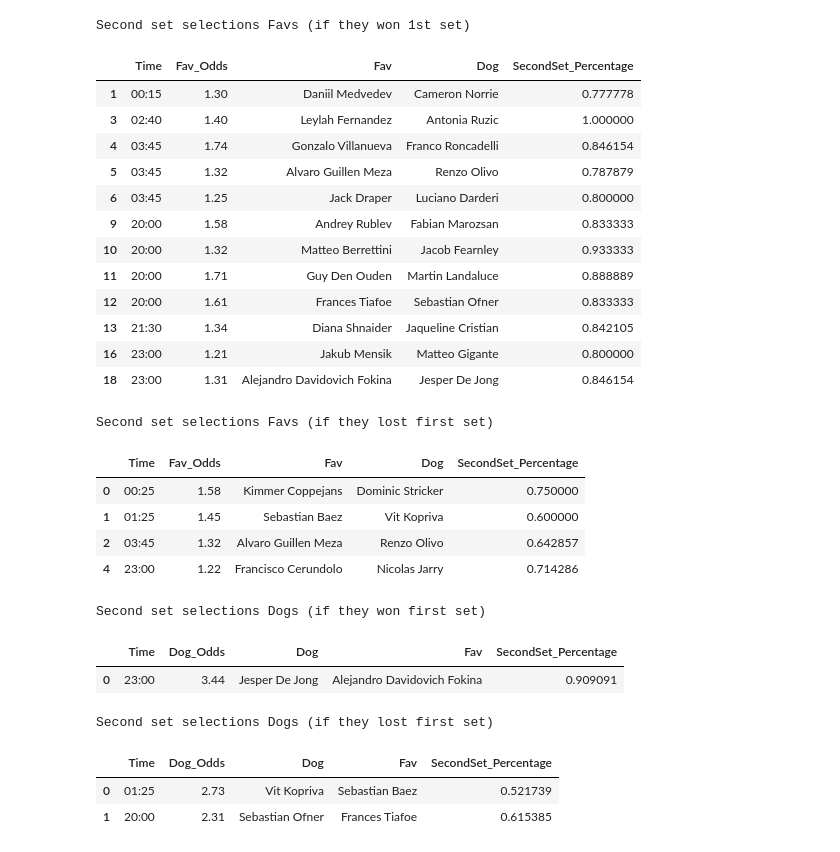
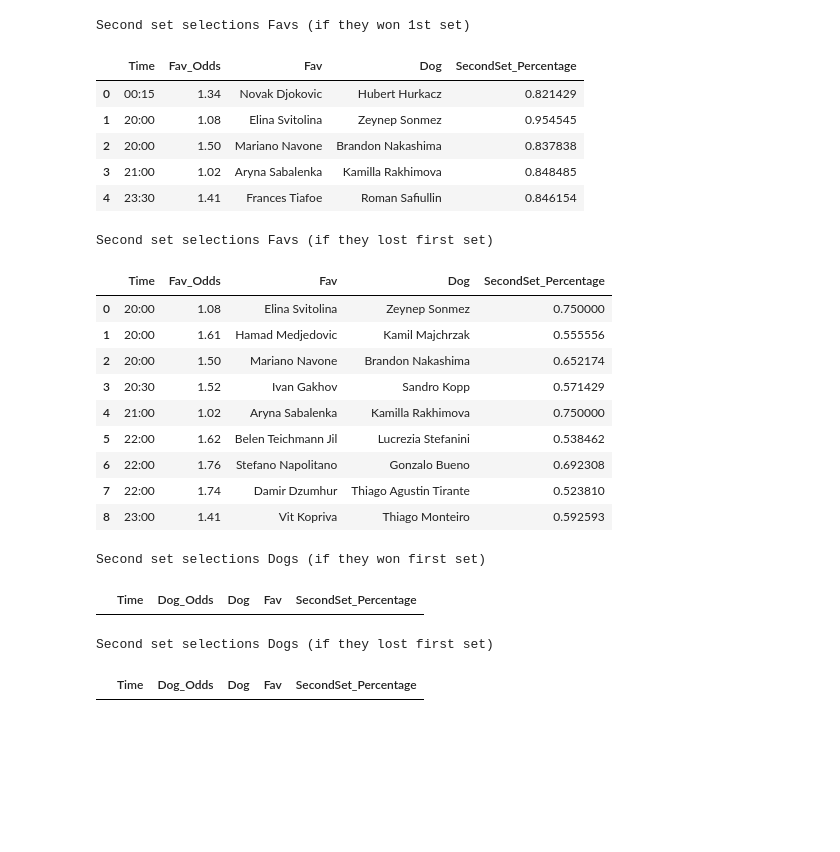
Before and after one commit to Witwolski/tennis_atp, a Jupyter notebook: set_result_analysis.ipynb, the cells around one changed output. Drawn from its saved outputs; the diff is of its cells as text; code cells hidden in the pictures; blank space fills up the shorter version.

```diff
--- a/set_result_analysis.ipynb
+++ b/set_result_analysis.ipynb
@@ -147,41 +147,34 @@ data[['fav_odds', 'dog_odds', 'fav', 'dog']] = data.apply(get_fav_dog, axis=1)
 # %%
 fav_1stwin=data.copy()
 fav_1stwin['Set1_fav']=fav_1stwin['set_1_winner']==fav_1stwin['fav']
 fav_1stwin=fav_1stwin[fav_1stwin['Set1_fav']==True]
 fav_1stwin=fav_1stwin[fav_1stwin['fav_odds']>1]
 fav_1stwin=fav_1stwin[fav_1stwin['fav_odds']<16]
 fav_1stwin=fav_1stwin[fav_1stwin['Surface']=='Clay']
 results = fav_1stwin.groupby('fav').agg(
     Games_Played=('Set12', 'count'),
     SecondSet_Percentage=('Set12', 'mean')
 ).reset_index()
-results=results[results['Games_Played']>5]
-results=results[results['SecondSet_Percentage']>.75]
+results=results[results['Games_Played']>10]
+results=results[results['SecondSet_Percentage']>.8]
 results.sort_values(by=['SecondSet_Percentage','Games_Played'],ascending=False)
 lowodds=pd.read_pickle(r'.\Clay_Today')
 merge=lowodds.merge(results,left_on='Fav',right_on='fav')
 print('Second set selections Favs (if they won 1st set)')
-merge[merge['Fav_Odds']>1.2][['Time','Fav_Odds','Fav','Dog','SecondSet_Percentage']]
+merge[merge['Fav_Odds']>1][['Time','Fav_Odds','Fav','Dog','SecondSet_Percentage']]
 # %% [output]
 Second set selections Favs (if they won 1st set)
 |  | Time | Fav_Odds | Fav | Dog | SecondSet_Percentage |
-| 1 | 00:15 | 1.30 | Daniil Medvedev | Cameron Norrie | 0.777778 |
-| 3 | 02:40 | 1.40 | Leylah Fernandez | Antonia Ruzic | 1.000000 |
-| 4 | 03:45 | 1.74 | Gonzalo Villanueva | Franco Roncadelli | 0.846154 |
-| 5 | 03:45 | 1.32 | Alvaro Guillen Meza | Renzo Olivo | 0.787879 |
-| 6 | 03:45 | 1.25 | Jack Draper | Luciano Darderi | 0.800000 |
-| 9 | 20:00 | 1.58 | Andrey Rublev | Fabian Marozsan | 0.833333 |
-| 10 | 20:00 | 1.32 | Matteo Berrettini | Jacob Fearnley | 0.933333 |
-| 11 | 20:00 | 1.71 | Guy Den Ouden | Martin Landaluce | 0.888889 |
-| 12 | 20:00 | 1.61 | Frances Tiafoe | Sebastian Ofner | 0.833333 |
-| 13 | 21:30 | 1.34 | Diana Shnaider | Jaqueline Cristian | 0.842105 |
-| 16 | 23:00 | 1.21 | Jakub Mensik | Matteo Gigante | 0.800000 |
-| 18 | 23:00 | 1.31 | Alejandro Davidovich Fokina | Jesper De Jong | 0.846154 |
+| 0 | 00:15 | 1.34 | Novak Djokovic | Hubert Hurkacz | 0.821429 |
+| 1 | 20:00 | 1.08 | Elina Svitolina | Zeynep Sonmez | 0.954545 |
+| 2 | 20:00 | 1.50 | Mariano Navone | Brandon Nakashima | 0.837838 |
+| 3 | 21:00 | 1.02 | Aryna Sabalenka | Kamilla Rakhimova | 0.848485 |
+| 4 | 23:30 | 1.41 | Frances Tiafoe | Roman Safiullin | 0.846154 |
 # %%
 fav_1stloss=data.copy()
 fav_1stloss['Set1_fav']=fav_1stloss['set_1_winner']==fav_1stloss['fav']
 fav_1stloss=fav_1stloss[fav_1stloss['Set1_fav']==False]
-fav_1stloss=fav_1stloss[fav_1stloss['fav_odds']>1.2]
+fav_1stloss=fav_1stloss[fav_1stloss['fav_odds']>1]
 fav_1stloss=fav_1stloss[fav_1stloss['fav_odds']<14]
 fav_1stloss=fav_1stloss[fav_1stloss['Surface']=='Clay']
 results = fav_1stloss.groupby('fav').agg(
@@ -194,15 +187,20 @@ results.sort_values(by=['SecondSet_Percentage','Games_Played'],ascending=False)
 lowodds=pd.read_pickle(r'.\Clay_Today')
 merge=lowodds.merge(results,left_on='Fav',right_on='fav')
 print('Second set selections Favs (if they lost first set)')
-merge[merge['Fav_Odds']>1.2][['Time','Fav_Odds','Fav','Dog','SecondSet_Percentage']]
+merge[merge['Fav_Odds']>1][['Time','Fav_Odds','Fav','Dog','SecondSet_Percentage']]
 #fav_1stloss[fav_1stloss['fav']=='Kimmer Coppejans']
 # %% [output]
 Second set selections Favs (if they lost first set)
 |  | Time | Fav_Odds | Fav | Dog | SecondSet_Percentage |
-| 0 | 00:25 | 1.58 | Kimmer Coppejans | Dominic Stricker | 0.750000 |
-| 1 | 01:25 | 1.45 | Sebastian Baez | Vit Kopriva | 0.600000 |
-| 2 | 03:45 | 1.32 | Alvaro Guillen Meza | Renzo Olivo | 0.642857 |
-| 4 | 23:00 | 1.22 | Francisco Cerundolo | Nicolas Jarry | 0.714286 |
+| 0 | 20:00 | 1.08 | Elina Svitolina | Zeynep Sonmez | 0.750000 |
+| 1 | 20:00 | 1.61 | Hamad Medjedovic | Kamil Majchrzak | 0.555556 |
+| 2 | 20:00 | 1.50 | Mariano Navone | Brandon Nakashima | 0.652174 |
+| 3 | 20:30 | 1.52 | Ivan Gakhov | Sandro Kopp | 0.571429 |
+| 4 | 21:00 | 1.02 | Aryna Sabalenka | Kamilla Rakhimova | 0.750000 |
+| 5 | 22:00 | 1.62 | Belen Teichmann Jil | Lucrezia Stefanini | 0.538462 |
+| 6 | 22:00 | 1.76 | Stefano Napolitano | Gonzalo Bueno | 0.692308 |
+| 7 | 22:00 | 1.74 | Damir Dzumhur | Thiago Agustin Tirante | 0.523810 |
+| 8 | 23:00 | 1.41 | Vit Kopriva | Thiago Monteiro | 0.592593 |
 # %%
 fav_1stwin=data.copy()
 fav_1stwin['Set1_dog']=fav_1stwin['set_1_winner']==fav_1stwin['dog']
@@ -220,16 +218,15 @@ results.sort_values(by=['SecondSet_Percentage','Games_Played'],ascending=False)
 lowodds=pd.read_pickle(r'.\Clay_Today')
 merge=lowodds.merge(results,left_on='Dog',right_on='dog')
 print('Second set selections Dogs (if they won first set)')
-merge[merge['Fav_Odds']>1.2][['Time','Dog_Odds','Dog','Fav','SecondSet_Percentage']]
+merge[merge['Fav_Odds']>1][['Time','Dog_Odds','Dog','Fav','SecondSet_Percentage']]
 # %% [output]
 Second set selections Dogs (if they won first set)
 |  | Time | Dog_Odds | Dog | Fav | SecondSet_Percentage |
-| 0 | 23:00 | 3.44 | Jesper De Jong | Alejandro Davidovich Fokina | 0.909091 |
 # %%
 fav_1stloss=data.copy()
 fav_1stloss['Set1_dog']=fav_1stloss['set_1_winner']==fav_1stloss['dog']
 fav_1stloss=fav_1stloss[fav_1stloss['Set1_dog']==False]
-fav_1stloss=fav_1stloss[fav_1stloss['fav_odds']>1.2]
+fav_1stloss=fav_1stloss[fav_1stloss['fav_odds']>1]
 fav_1stloss=fav_1stloss[fav_1stloss['fav_odds']<14]
 fav_1stloss=fav_1stloss[fav_1stloss['Surface']=='Clay']
 results = fav_1stloss.groupby('dog').agg(
@@ -242,10 +239,8 @@ results.sort_values(by=['SecondSet_Percentage','Games_Played'],ascending=False)
 lowodds=pd.read_pickle(r'.\Clay_Today')
 merge=lowodds.merge(results,left_on='Dog',right_on='dog')
 print('Second set selections Dogs (if they lost first set)')
-merge[merge['Fav_Odds']>1.2][['Time','Dog_Odds','Dog','Fav','SecondSet_Percentage']]
+merge[merge['Fav_Odds']>1][['Time','Dog_Odds','Dog','Fav','SecondSet_Percentage']]
 #fav_1stloss[fav_1stloss['dog']=='Vit Kopriva']
 # %% [output]
 Second set selections Dogs (if they lost first set)
 |  | Time | Dog_Odds | Dog | Fav | SecondSet_Percentage |
-| 0 | 01:25 | 2.73 | Vit Kopriva | Sebastian Baez | 0.521739 |
-| 1 | 20:00 | 2.31 | Sebastian Ofner | Frances Tiafoe | 0.615385 |
```
Also changed, not shown: 13 other files.
